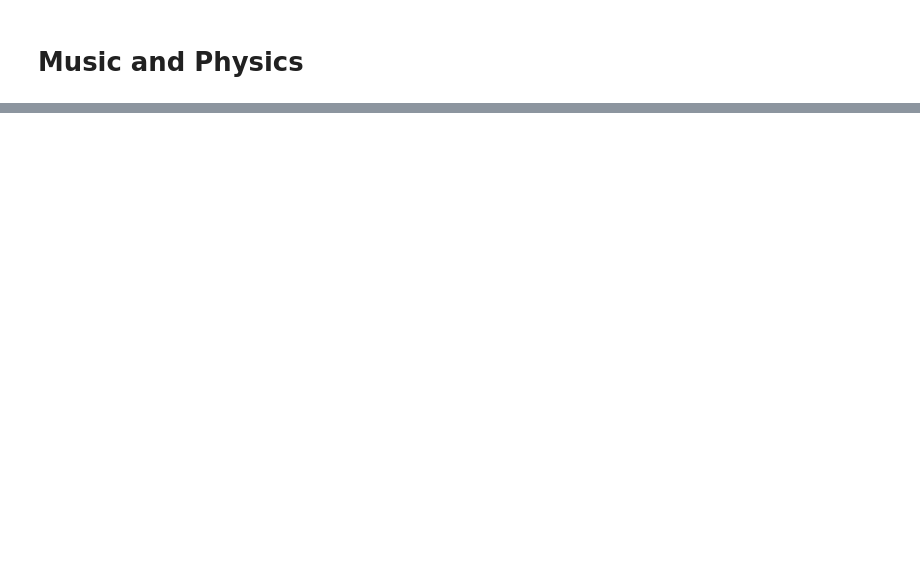
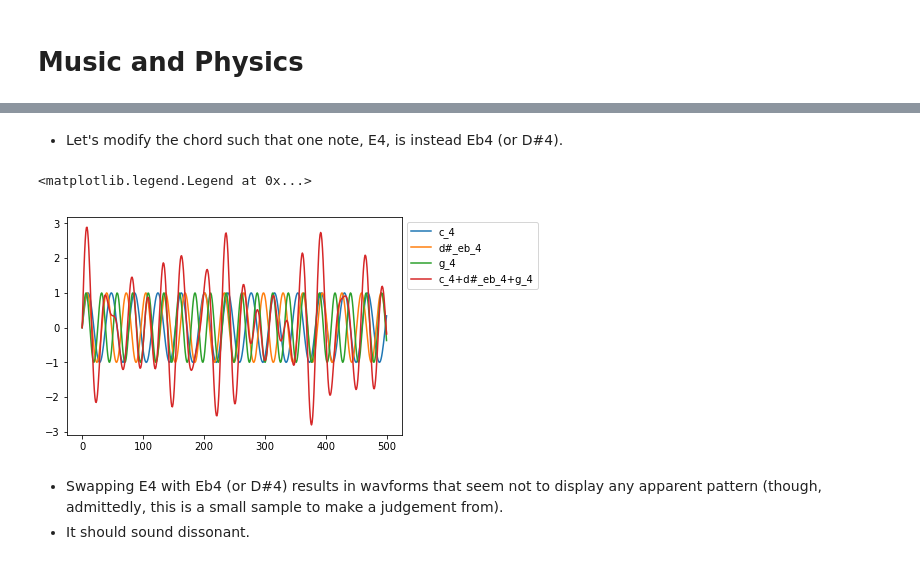
Before and after one commit to mulhod/musics, a Jupyter notebook: Music_and_Physics.ipynb, the cells around one changed output, grey strips where cells are left out. Cells and saved outputs as stored; diff of their text form; code cells hidden in the pictures; blank space fills up the shorter version.

```diff
--- a/Music_and_Physics.ipynb
+++ b/Music_and_Physics.ipynb
@@ -143,0 +231,27 @@ full_scale[full_scale.scale_number == 4]
+# %% [markdown]
+- Let's modify the chord such that one note, E4, is instead Eb4 (or D\#4).
+# %%
+bad_chord = [full_scale[full_scale.note == "c_4"].iloc[0],
+             full_scale[full_scale.note == "d#_eb_4"].iloc[0],
+             full_scale[full_scale.note == "g_4"].iloc[0]]
+Fs = 10000
+c4, dsharp4, g4 = bad_chord
+sample = 500
+x = np.arange(sample)
+
+y1 = np.sin(2 * np.pi * c4.frequency * x / Fs)
+y2 = np.sin(2 * np.pi * dsharp4.frequency * x / Fs)
+y3 = np.sin(2 * np.pi * g4.frequency * x / Fs)
+y4 = y1 + y2 + y3
+fig, ax = plt.subplots()
+ax.plot(x, y1, label=c4.note)
+ax.plot(x, y2, label=dsharp4.note)
+ax.plot(x, y3, label=g4.note)
+ax.plot(x, y4, label="+".join([c4.note, dsharp4.note, g4.note]))
+ax.legend(bbox_to_anchor=(1.0, 1.0))
+# %% [output]
+<matplotlib.legend.Legend at 0x...>
+[figure, added]
+# %% [markdown]
+- Swapping E4 with Eb4 (or D\#4) results in wavforms that seem not to display any apparent pattern (though, admittedly, this is a small sample to make a judgement from).
+- It should sound dissonant.
```
Also changed, not shown: parts of 39 cells of this notebook.
